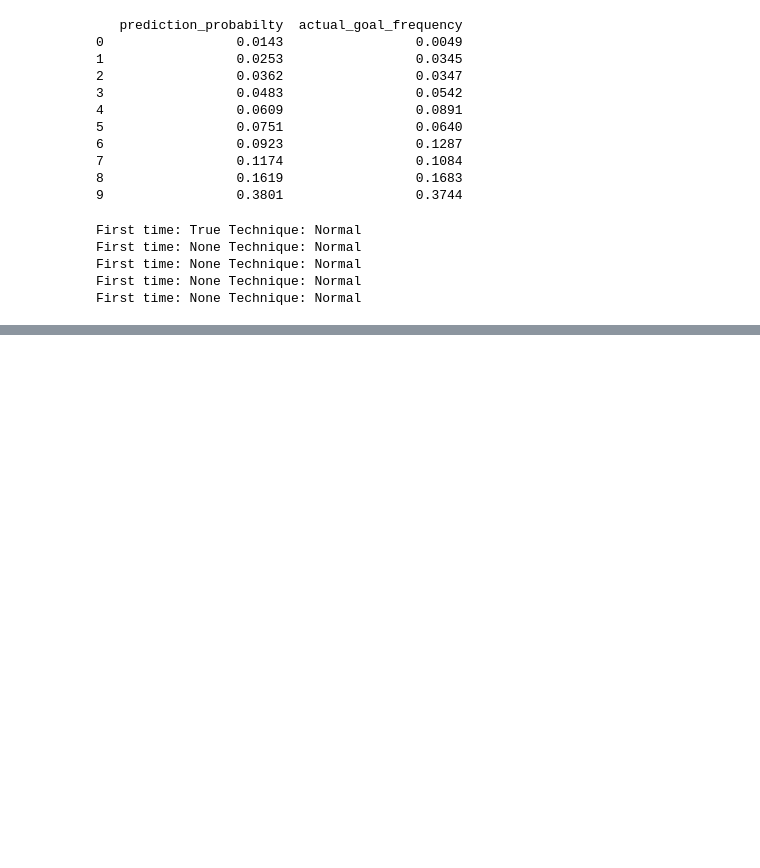
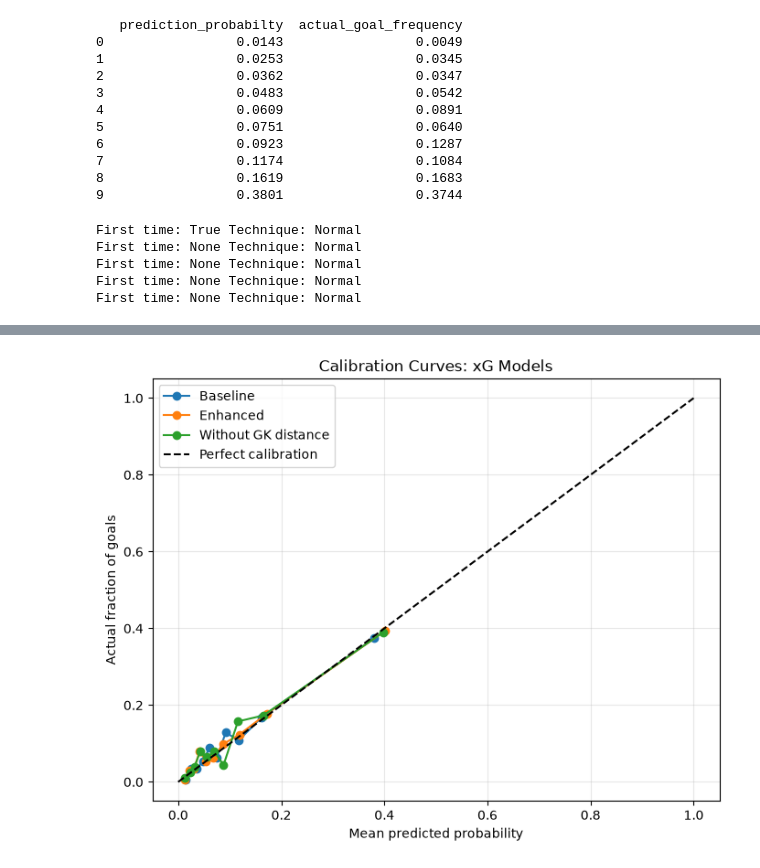
Before and after one commit to pjain3be25-crypto/ml_learning_lab, a Jupyter notebook: notebooks/inspect_xgdata.ipynb, the cells around one changed output, grey strips where cells are left out. Drawn from its saved outputs; the diff is of its cells as text; code cells hidden in the pictures; blank space fills up the shorter version.

Commit message:
Add football xG prediction project

```diff
--- a/notebooks/inspect_xgdata.ipynb
+++ b/notebooks/inspect_xgdata.ipynb
@@ -487,0 +954,20 @@ First time: None Technique: Normal
+# %%
+shots_df_with_frames["central_lane_blockers"]=shots_df_with_frames.apply(
+    lambda row:count_central_lane_blockers(
+        row["x"],
+        row["y"],
+        row["freeze_frame"],
+        120,
+        40
+    ),
+    axis=1
+)
+
+for feature in[
+    "central_lane_blockers",
+    "goal_mouth_triangle_blockers"
+]:
+    print(f"\n{feature}")
+    print(shots_df_with_frames[feature].value_counts(
+        dropna=False
+    ).sort_index())
@@ -487,0 +1440,58 @@ First time: None Technique: Normal
+# %%
+from sklearn.calibration import calibration_curve
+import matplotlib.pyplot as plt
+
+# Actual test outcomes
+y_test = y.iloc[test_idx]
+
+# Predicted probabilities
+p_baseline = baseline_model.predict_proba(
+    X_base.iloc[test_idx]
+)[:, 1]
+
+p_enhanced = enhanced_model.predict_proba(
+    X_enhanced.iloc[test_idx]
+)[:, 1]
+
+p_no_gk_distance = model_no_gk_distance.predict_proba(
+    X_enhanced_no_gk_distance.iloc[test_idx]
+)[:, 1]
+
+# Plot calibration curves
+plt.figure(figsize=(8, 6))
+
+for name, probabilities in [
+    ("Baseline", p_baseline),
+    ("Enhanced", p_enhanced),
+    ("Without GK distance", p_no_gk_distance)
+]:
+    actual_fraction, mean_probability = calibration_curve(
+        y_test,
+        probabilities,
+        n_bins=10,
+        strategy="quantile"
+    )
+
+    plt.plot(
+        mean_probability,
+        actual_fraction,
+        marker="o",
+        label=name
+    )
+
+# Perfect calibration reference
+plt.plot(
+    [0, 1], [0, 1],
+    linestyle="--",
+    color="black",
+    label="Perfect calibration"
+)
+
+plt.xlabel("Mean predicted probability")
+plt.ylabel("Actual fraction of goals")
+plt.title("Calibration Curves: xG Models")
+plt.legend()
+plt.grid(alpha=0.3)
+plt.show()
+# %% [output]
+[figure, added]
```
Also changed, not shown: parts of 50 cells of this notebook, 5 other files.
